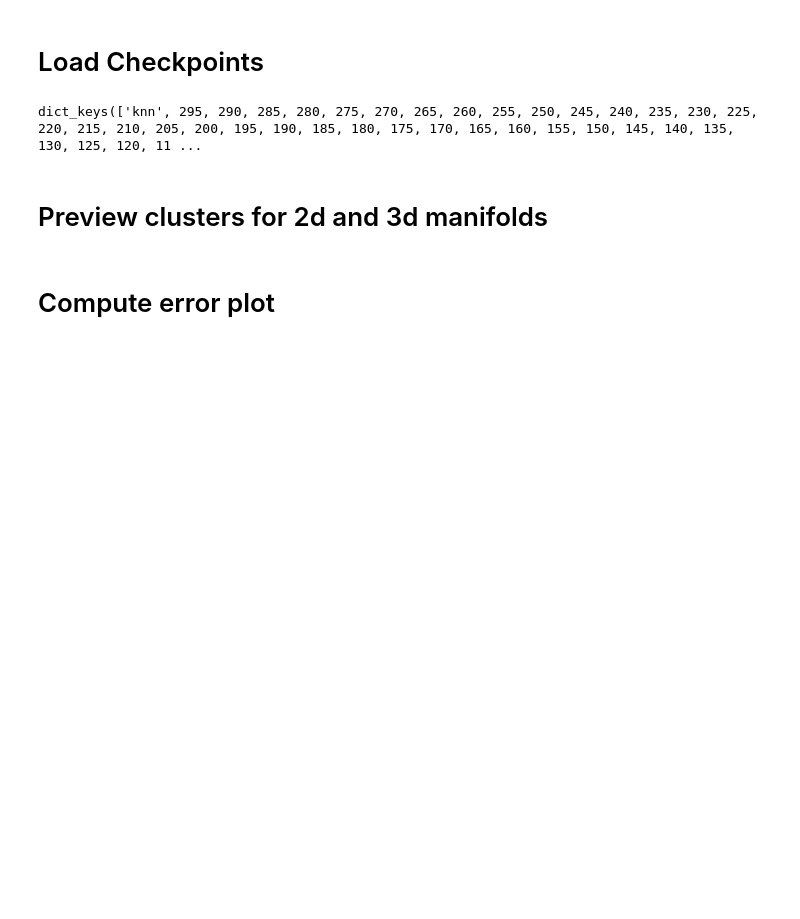
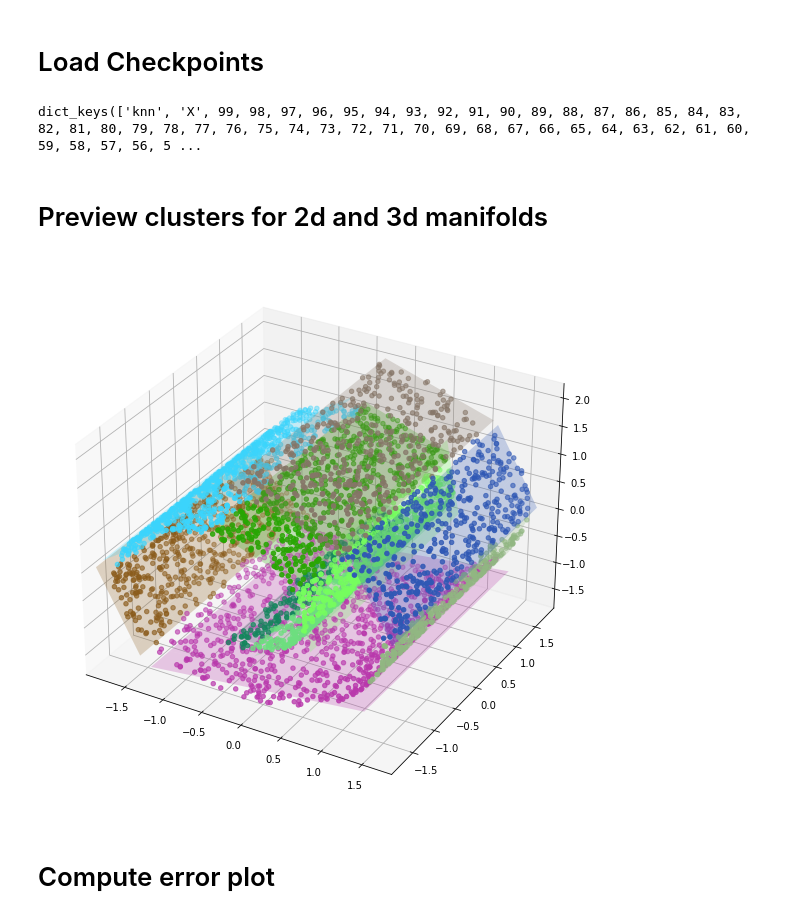
Before and after one commit to JunkyByte/ACDT, a Jupyter notebook: src/visual_saved.ipynb, the cells around one changed output. Cells and saved outputs as stored; diff of their text form; code cells hidden in the pictures; blank space fills up the shorter version.

```diff
--- a/src/visual_saved.ipynb
+++ b/src/visual_saved.ipynb
@@ -16,20 +18,23 @@ plt.rcParams['figure.figsize'] = [15, 10]
 # %% [markdown]
 # Load Checkpoints
 # %%
-with open('./saved/ckpt.pickle', 'rb') as f:
+with open('./saved/ckpt_swiss.pickle', 'rb') as f:
     x = pickle.load(f)
 x.keys()
 # %% [output]
-dict_keys(['knn', 295, 290, 285, 280, 275, 270, 265, 260, 255, 250, 245, 240, 235, 230, 225, 220, 215, 210, 205, 200, 195, 190, 185, 180, 175, 170, 165, 160, 155, 150, 145, 140, 135, 130, 125, 120, 11 ...
+dict_keys(['knn', 'X', 99, 98, 97, 96, 95, 94, 93, 92, 91, 90, 89, 88, 87, 86, 85, 84, 83, 82, 81, 80, 79, 78, 77, 76, 75, 74, 73, 72, 71, 70, 69, 68, 67, 66, 65, 64, 63, 62, 61, 60, 59, 58, 57, 56, 5 ...
 # %% [markdown]
 # Preview clusters for 2d and 3d manifolds
 # %%
 k = 10
 C = x[k]['C']
-if C[0].X[0].shape[0] == 2:
-    draw_spiral_clusters(C, k=x['knn'])
-elif C[0].X[0].shape[0] == 3:
-    draw_3d_clusters(C)
+X = x['X']
+if X[0].shape[0] == 2:
+    draw_spiral_clusters(C, X, k=x['knn'])
+elif X[0].shape[0] == 3:
+    draw_3d_clusters(C, X)
+# %% [output]
+[figure, added]
 # %% [markdown]
 # Compute error plot
 # %%
```
Also changed, not shown: parts of 14 cells of this notebook, 30 other files.
